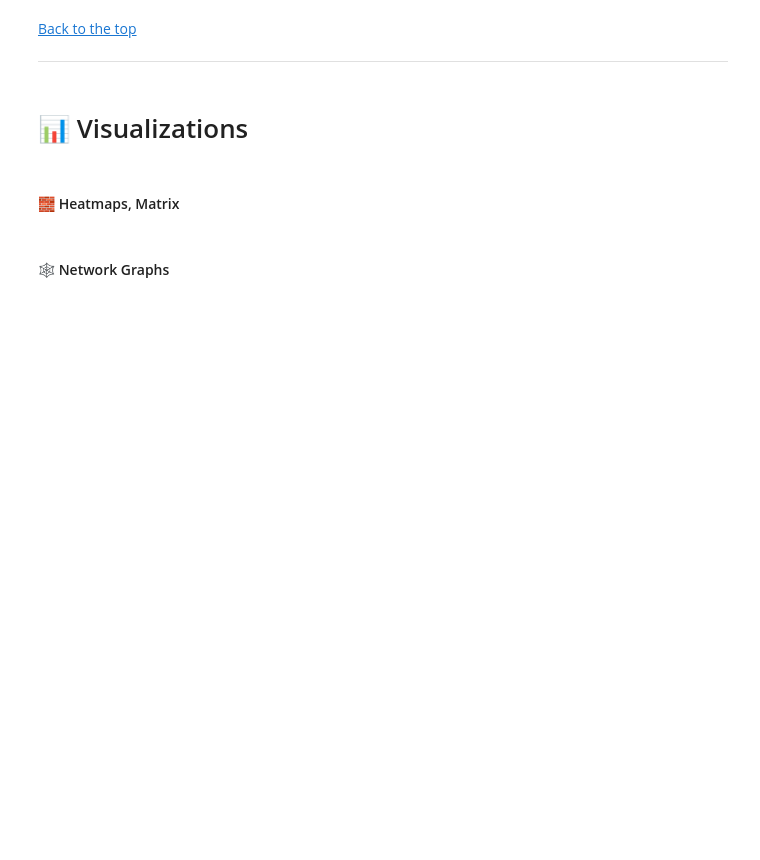
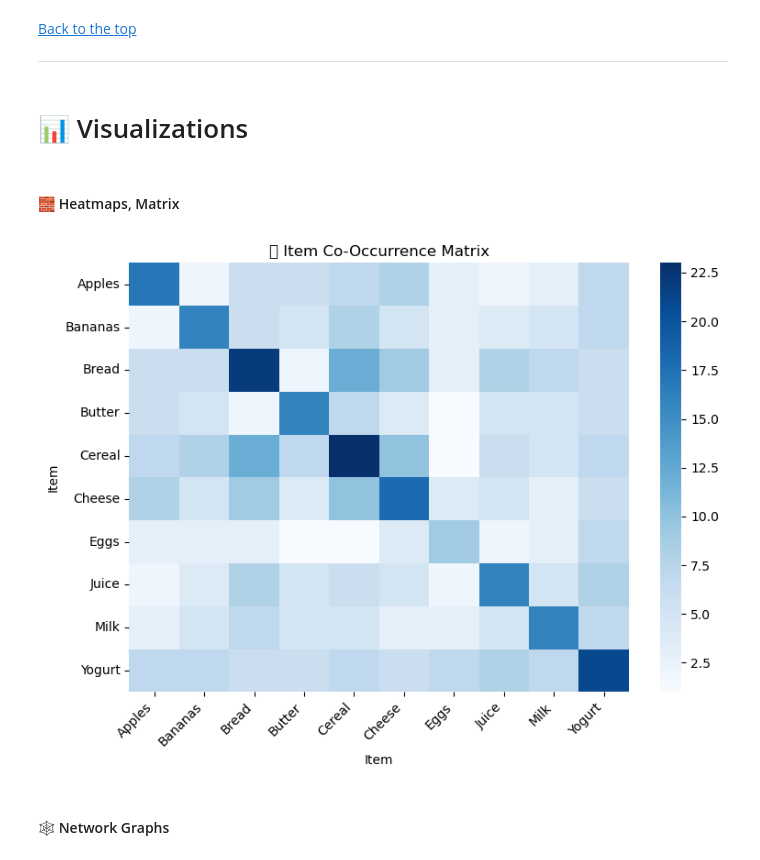
Before and after one commit to ashrithssreddy/ml-toolkit, a Jupyter notebook: Unsupervised_Learning/association_rule_learning.ipynb, the cells around one changed output. Drawn from its saved outputs; the diff is of its cells as text; code cells hidden in the pictures; blank space fills up the shorter version.

```diff
--- a/Unsupervised_Learning/association_rule_learning.ipynb
+++ b/Unsupervised_Learning/association_rule_learning.ipynb
@@ -385,6 +548,19 @@ ___
 # %% [markdown]
 <a id="heatmap"></a>
 #### 🧱 Heatmaps, Matrix
+# %%
+import seaborn as sns
+import matplotlib.pyplot as plt
+
+co_matrix = basket.T @ basket # .drop(columns='BasketSize'), .drop(columns='BasketSize')
+plt.figure(figsize=(8, 6))
+sns.heatmap(co_matrix, cmap="Blues", annot=False)
+plt.title("🧱 Item Co-Occurrence Matrix")
+plt.xticks(rotation=45, ha='right')
+plt.tight_layout()
+plt.show()
+# %% [output]
+[figure, added]
 # %% [markdown]
 <a id="network-graph"></a>
 #### 🕸 Network Graphs
```
Also changed, not shown: parts of 25 cells of this notebook.
